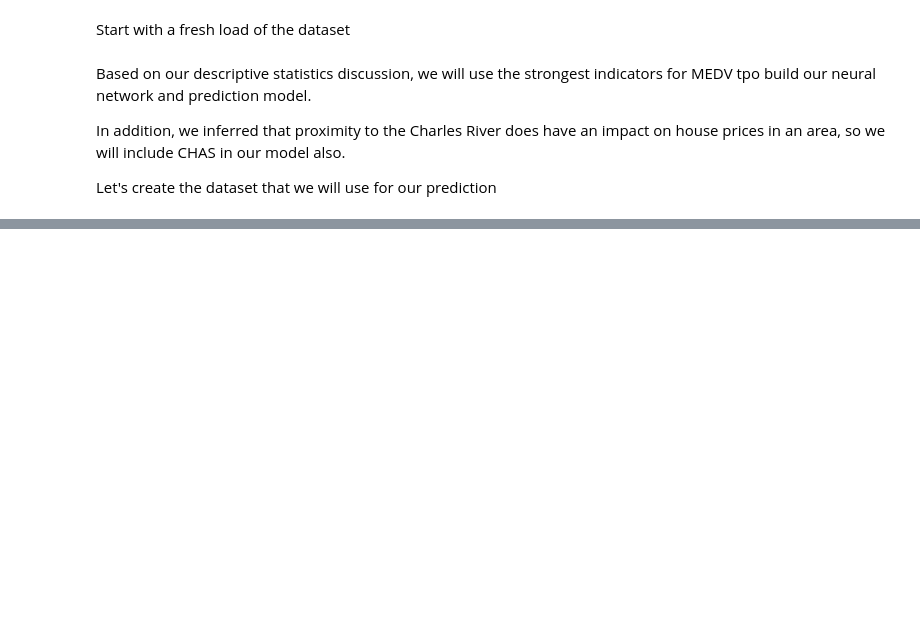
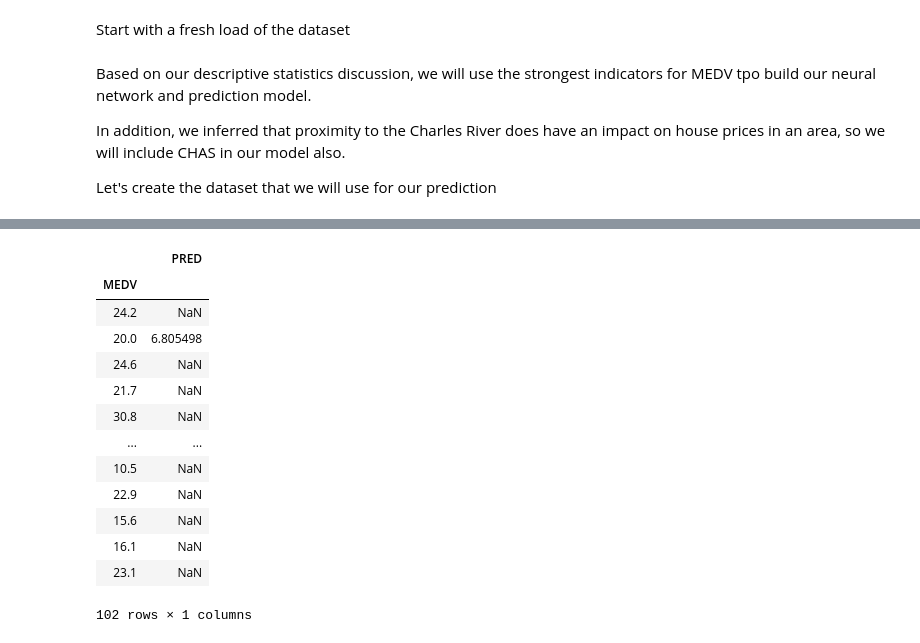
Before and after one commit to rhiggins2308/ML_Stats_Assessment2019, a Jupyter notebook: A Statistical Analysis of the Boston House Prices Dataset.ipynb, the cells around one changed output, grey strips where cells are left out. Saved outputs shown, nothing was run; the diff lists cells and outputs as text; code cells hidden in the pictures; blank space fills up the shorter version.

```diff
--- a/A Statistical Analysis of the Boston House Prices Dataset.ipynb
+++ b/A Statistical Analysis of the Boston House Prices Dataset.ipynb
@@ -397,3 +436,3 @@ ValueError: Error when checking input: expected dense_2_input to have shape (1,)
 # %%
 # run each x-value through the neural network
-p = m.predict(x)
+predictions = m.predict(pca.transform(inputs_test))
@@ -402,0 +459,4 @@ p = m.predict(x)
+# %%
+dfp = pd.DataFrame(predictions, columns = ['PRED'])
+# %%
+dfo = pd.DataFrame(output_test)
@@ -402,0 +479,19 @@ p = m.predict(x)
+# %%
+pred_df = pd.DataFrame(dfp['PRED'], dfo['MEDV'])
+# %%
+pred_df
+# %% [output]
+|  | PRED |
+| MEDV |  |
+| 24.2 | NaN |
+| 20.0 | 6.805498 |
+| 24.6 | NaN |
+| 21.7 | NaN |
+| 30.8 | NaN |
+| ... | ... |
+| 10.5 | NaN |
+| 22.9 | NaN |
+| 15.6 | NaN |
+| 16.1 | NaN |
+| 23.1 | NaN |
+102 rows × 1 columns
```
Also changed, not shown: parts of 15 cells of this notebook.
